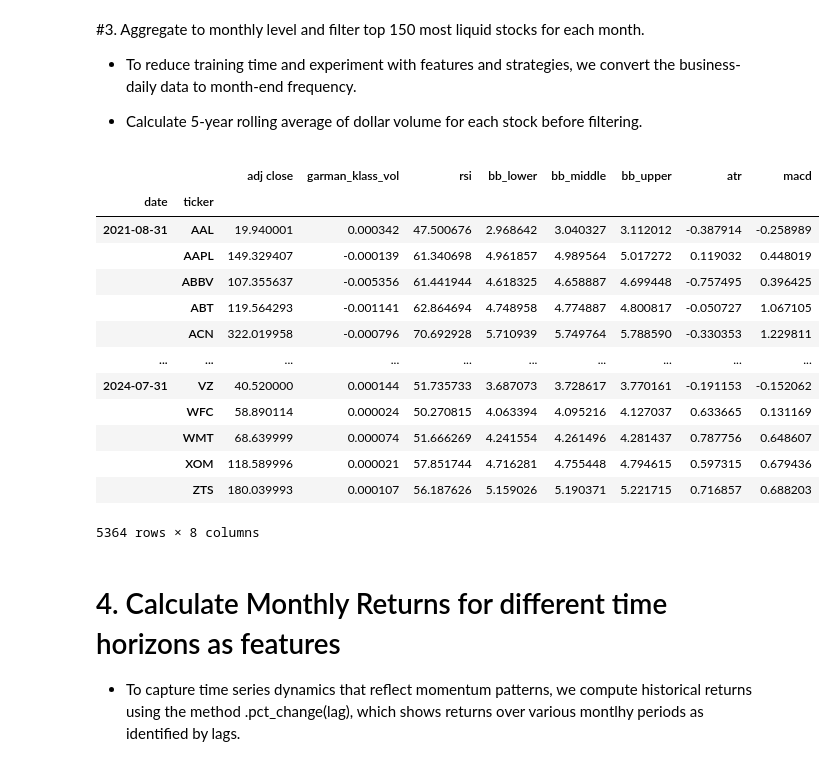
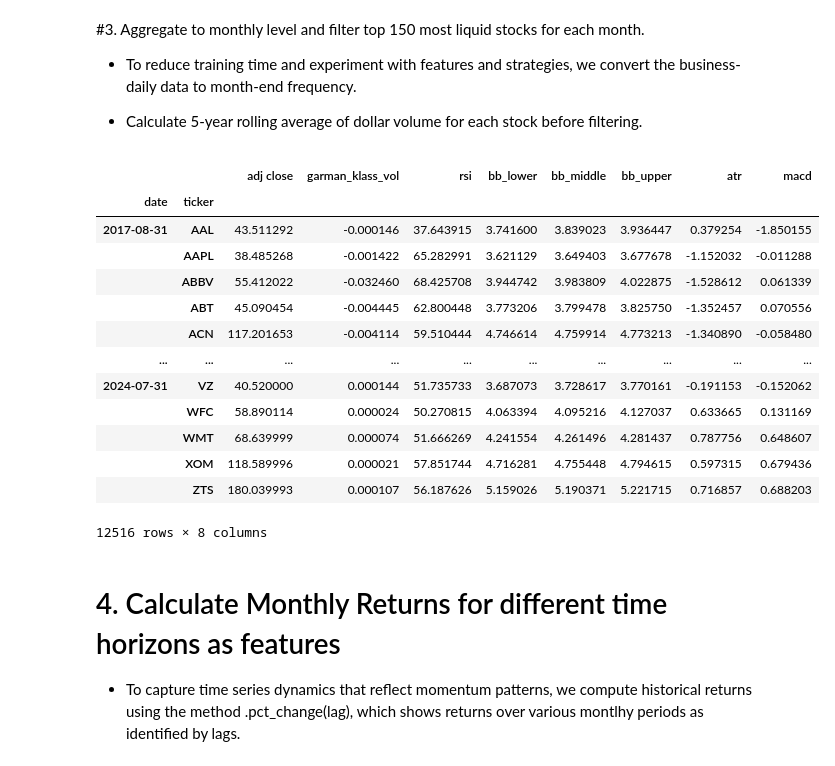
Before and after one commit to Radyko/MLQuantStrategy, a Jupyter notebook: AlgorithminTradingUnsupervisedLearning.ipynb, the cells around one changed output. Cells and saved outputs as stored; diff of their text form; code cells hidden in the pictures.

```diff
--- a/AlgorithminTradingUnsupervisedLearning.ipynb
+++ b/AlgorithminTradingUnsupervisedLearning.ipynb
@@ -128,31 +145,31 @@ df
 # %%
 last_cols = [c for c in df.columns.unique(0) if c not in ['dollar_volume', 'volume', 'open', 'high', 'low', 'close']]
 
 data = pd.concat([df.unstack('ticker')['dollar_volume'].resample('M').mean().stack('ticker').to_frame('dollar_volume'),
 df.unstack()[last_cols].resample('M').last().stack('ticker')], axis = 1).dropna()
 
-data['dollar_volume'] = (data['dollar_volume'].unstack('ticker').rolling(5*12).mean().stack())
+data['dollar_volume'] = (data.loc[:,'dollar_volume'].unstack('ticker').rolling(5*12, min_periods = 12).mean().stack())
 
 data['dollar_vol_rank'] = (data.groupby('date')['dollar_volume'].rank(ascending = False))
 
 data = data[data['dollar_vol_rank'] < 150].drop(['dollar_vol_rank','dollar_volume'], axis = 1)
 
 data
 # %% [output]
 |  |  | adj close | garman_klass_vol | rsi | bb_lower | bb_middle | bb_upper | atr | macd |
 | date | ticker |  |  |  |  |  |  |  |  |
-| 2021-08-31 | AAL | 19.940001 | 0.000342 | 47.500676 | 2.968642 | 3.040327 | 3.112012 | -0.387914 | -0.258989 |
-|  | AAPL | 149.329407 | -0.000139 | 61.340698 | 4.961857 | 4.989564 | 5.017272 | 0.119032 | 0.448019 |
-|  | ABBV | 107.355637 | -0.005356 | 61.441944 | 4.618325 | 4.658887 | 4.699448 | -0.757495 | 0.396425 |
-|  | ABT | 119.564293 | -0.001141 | 62.864694 | 4.748958 | 4.774887 | 4.800817 | -0.050727 | 1.067105 |
-|  | ACN | 322.019958 | -0.000796 | 70.692928 | 5.710939 | 5.749764 | 5.788590 | -0.330353 | 1.229811 |
+| 2017-08-31 | AAL | 43.511292 | -0.000146 | 37.643915 | 3.741600 | 3.839023 | 3.936447 | 0.379254 | -1.850155 |
+|  | AAPL | 38.485268 | -0.001422 | 65.282991 | 3.621129 | 3.649403 | 3.677678 | -1.152032 | -0.011288 |
+|  | ABBV | 55.412022 | -0.032460 | 68.425708 | 3.944742 | 3.983809 | 4.022875 | -1.528612 | 0.061339 |
+|  | ABT | 45.090454 | -0.004445 | 62.800448 | 3.773206 | 3.799478 | 3.825750 | -1.352457 | 0.070556 |
+|  | ACN | 117.201653 | -0.004114 | 59.510444 | 4.746614 | 4.759914 | 4.773213 | -1.340890 | -0.058480 |
 | ... | ... | ... | ... | ... | ... | ... | ... | ... | ... |
 | 2024-07-31 | VZ | 40.520000 | 0.000144 | 51.735733 | 3.687073 | 3.728617 | 3.770161 | -0.191153 | -0.152062 |
 |  | WFC | 58.890114 | 0.000024 | 50.270815 | 4.063394 | 4.095216 | 4.127037 | 0.633665 | 0.131169 |
 |  | WMT | 68.639999 | 0.000074 | 51.666269 | 4.241554 | 4.261496 | 4.281437 | 0.787756 | 0.648607 |
 |  | XOM | 118.589996 | 0.000021 | 57.851744 | 4.716281 | 4.755448 | 4.794615 | 0.597315 | 0.679436 |
 |  | ZTS | 180.039993 | 0.000107 | 56.187626 | 5.159026 | 5.190371 | 5.221715 | 0.716857 | 0.688203 |
-5364 rows × 8 columns
+12516 rows × 8 columns
 # %% [markdown]
 # 4. Calculate Monthly Returns for different time horizons as features
 
```
Also changed, not shown: parts of 11 cells of this notebook.
